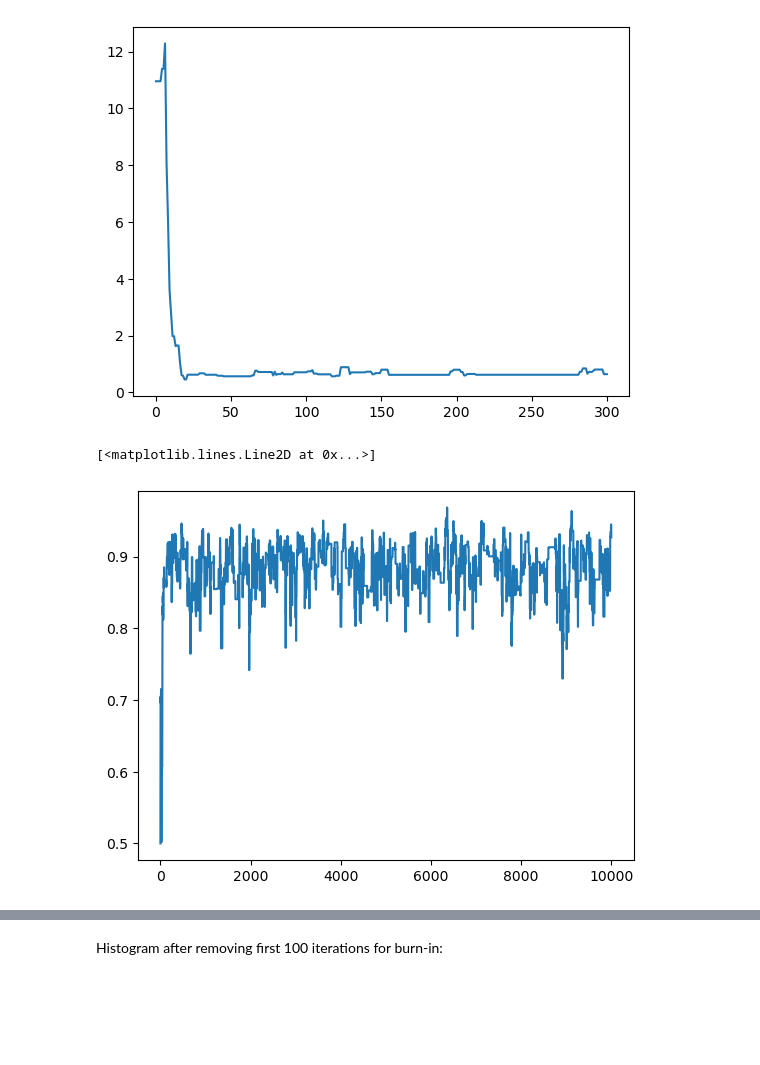
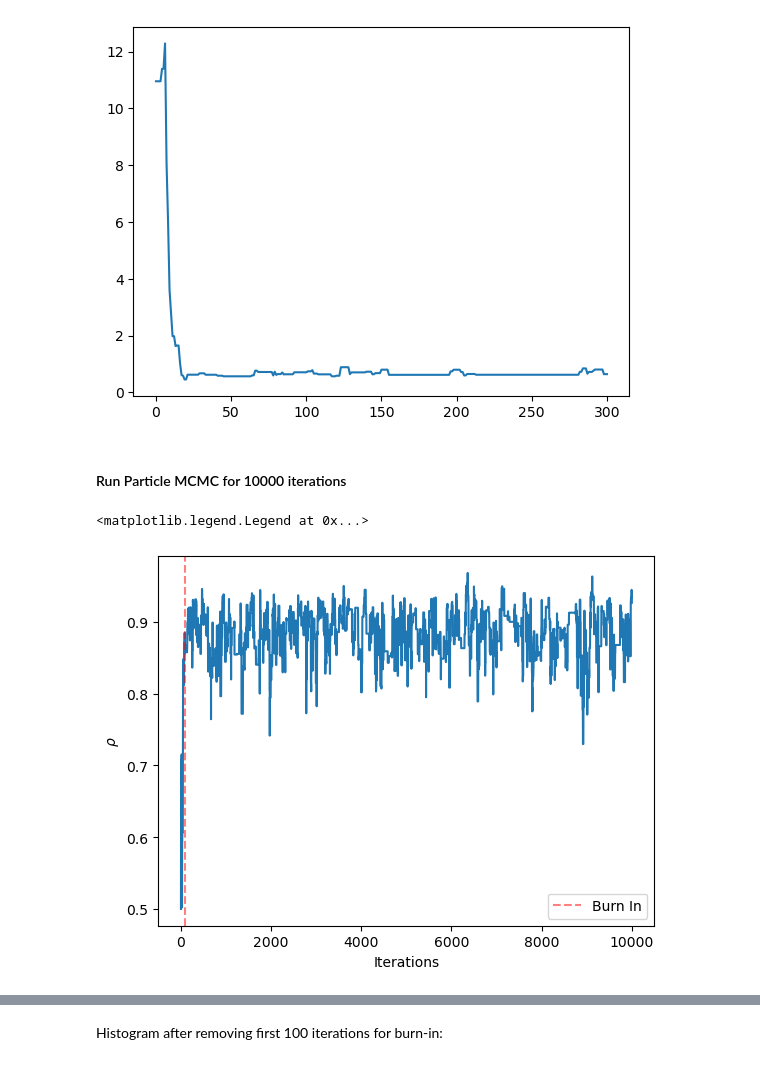
Before and after one commit to Gautam-Chauhan/Advanced-Simulation-Coursework, a Jupyter notebook: Q3.ipynb, the cells around one changed output, grey strips where cells are left out. Cells and saved outputs as stored; diff of their text form; code cells hidden in the pictures; blank space fills up the shorter version.

```diff
--- a/Q3.ipynb
+++ b/Q3.ipynb
@@ -336,6 +340,8 @@ plt.plot(timesteps,beta2_chain)
 # %% [output]
 [<matplotlib.lines.Line2D at 0x...>]
 [figure]
+# %% [markdown]
+#### Run Particle MCMC for 10000 iterations
 # %%
 start_time = time.time()
 rho_chain, sigma2_chain, beta2_chain, final_samples = particle_mcmc(y,10000,0.35,0.35,0.3,run_number=0)
@@ -344,8 +350,12 @@ time_taken = end_time - start_time
 # %%
 timesteps = np.arange(10001)
 plt.plot(timesteps,rho_chain)
+plt.axvline(100,color="red",linestyle="--",label="Burn In",alpha=0.5)
+plt.xlabel("Iterations")
+plt.ylabel(r"$\rho$")
+plt.legend()
 # %% [output]
-[<matplotlib.lines.Line2D at 0x...>]
+<matplotlib.legend.Legend at 0x...>
-[figure, old version]
+[figure, new version]
 # %%
 plt.plot(timesteps,sigma2_chain)
```
Also changed, not shown: parts of 25 cells of this notebook.
